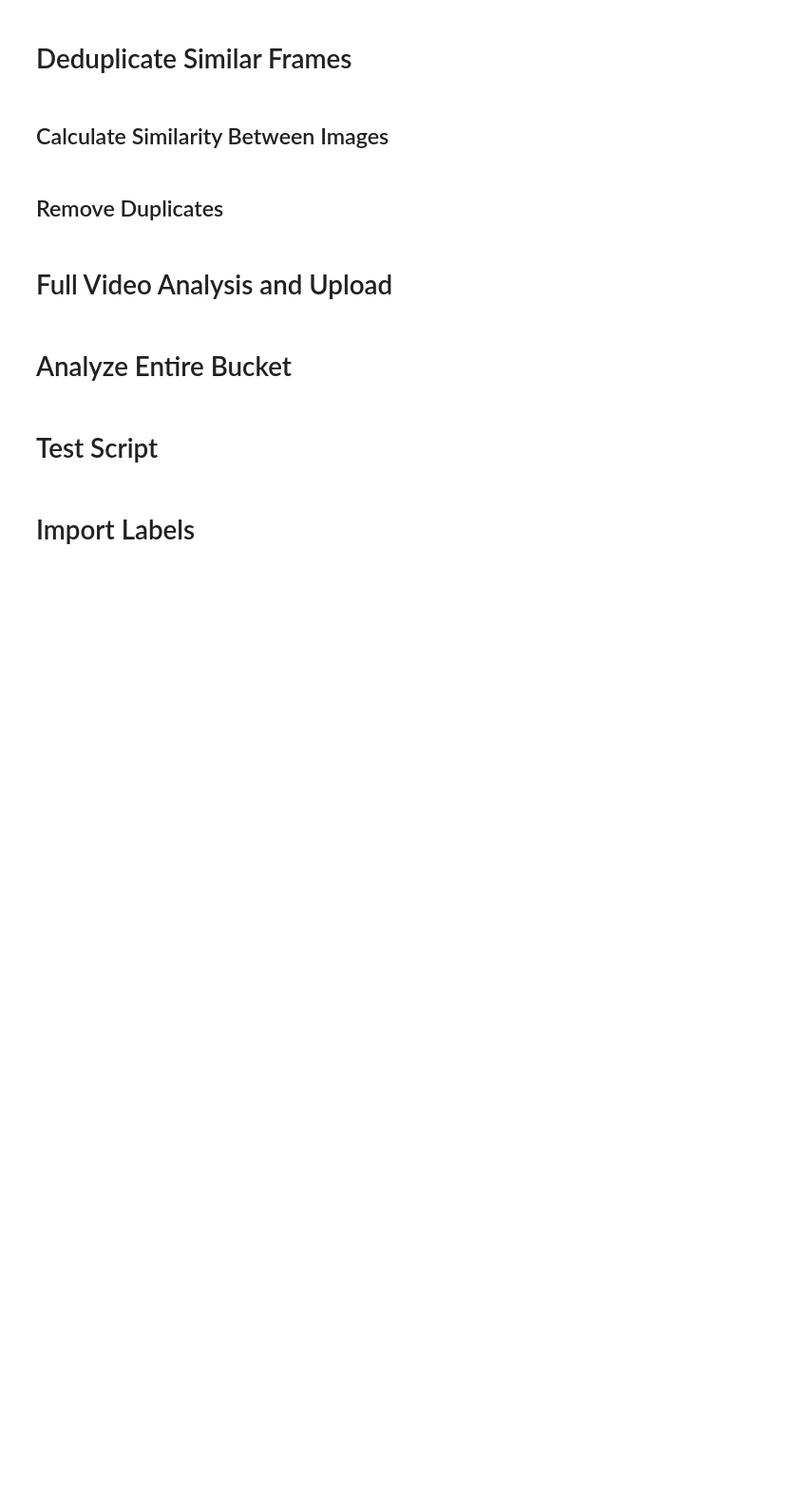
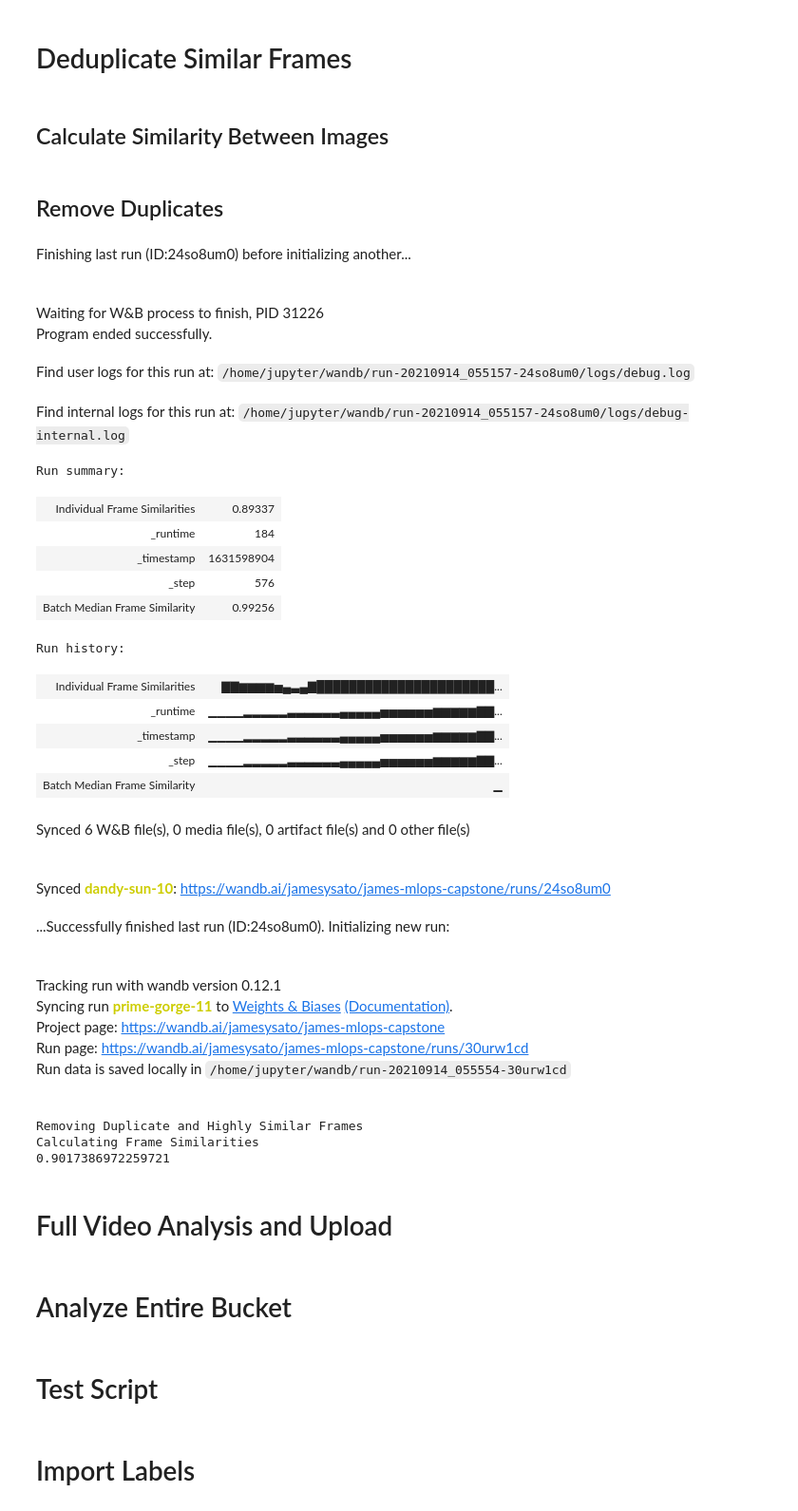
Before and after one commit to James-Yuichi-Sato/fourth_brain_2021_june_capstone, a Jupyter notebook: Capstone.ipynb, the cells around one changed output. Shown: that part at 95% size. Drawn from its saved outputs; the diff is of its cells as text; code cells hidden in the pictures; blank space fills up the shorter version.

```diff
--- a/Capstone.ipynb
+++ b/Capstone.ipynb
@@ -206,18 +262,73 @@ def compare_images(image1, image2):
 # %%
 def remove_duplicates(folder_name):
     files=sorted(os.listdir(str(folder_name)))
     files=files[1:]
-    print("Removing Duplicate and Highly Similar Frames")
+    print("Removing Duplicate and Highly Similar Frames\nCalculating Frame Similarities")
+
+    diff = np.zeros(len(files)-1)
+
     for i in range(len(files)-1):
-        #print(files[i])#, end="\r")
-        print(files[i] + "             ", end="\r")
         image1 = cv2.imread(folder_name+'/'+files[i])
         image2 = cv2.imread(folder_name+'/'+files[i+1])
-        diff = compare_images(image1, image2)
-        if diff > 0.99:
-            print("Deleting " + files[i] + " - Similarity: " + str(diff), end="\r")
+        diff[i] = compare_images(image1, image2)
+        wandb.log({'Individual Frame Similarities': diff[i]})
+        print(str(diff[i]), end="\r")
+
+    median_diff = np.median(diff)
+    wandb.log({'Batch Median Frame Similarity': median_diff})
+
+    diff_cutoff = median_diff*1.05
+
+    if diff_cutoff < 0.95:
+        diff_cutoff = 0.95
+
+    print("Similarity Cutoff (OpenCV Compare Images): " + str(diff_cutoff))
+    print("Removing Duplicate Images")
+
+    count = 0
+    for i in range(len(diff)):
+        if diff[i] > 0.99:
+            print("Deleting " + files[i] + " - Similarity: " + str(diff[i]), end="\r")
             os.remove(folder_name+'/'+files[i])
-    print("Done Checking Frames           ")
+            wandb.log({'Duplicates Similarity': diff})
+            count += 1
+
+    duplicate_ratio = count/len(files)
+    wandb.log({'Batch Duplicate Remove Ratio': duplicate_ratio})
+    print("Done Checking Frames, " + str(count) + " frames removed.")
+
+
+init_wandb(location)
+remove_duplicates("video_0001")
+# %% [output]
+Finishing last run (ID:24so8um0) before initializing another...
+Waiting for W&B process to finish, PID 31226
+Program ended successfully.
+Find user logs for this run at: /home/jupyter/wandb/run-20210914_055157-24so8um0/logs/debug.log
+Find internal logs for this run at: /home/jupyter/wandb/run-20210914_055157-24so8um0/logs/debug-internal.log
+Run summary:
+| Individual Frame Similarities | 0.89337 |
+| _runtime | 184 |
+| _timestamp | 1631598904 |
+| _step | 576 |
+| Batch Median Frame Similarity | 0.99256 |
+Run history:
+| Individual Frame Similarities | ▇▇▆▆▆▆▅▄▃▄▇██████████████████████... |
+| _runtime | ▁▁▁▁▂▂▂▂▂▃▃▃▃▃▃▄▄▄▄▄▅▅▅▅▅▅▆▆▆▆▆▇▇... |
+| _timestamp | ▁▁▁▁▂▂▂▂▂▃▃▃▃▃▃▄▄▄▄▄▅▅▅▅▅▅▆▆▆▆▆▇▇... |
+| _step | ▁▁▁▁▂▂▂▂▂▃▃▃▃▃▃▄▄▄▄▄▅▅▅▅▅▅▆▆▆▆▆▇▇... |
+| Batch Median Frame Similarity | ▁ |
+Synced 6 W&B file(s), 0 media file(s), 0 artifact file(s) and 0 other file(s)
+Synced dandy-sun-10: https://wandb.ai/jamesysato/james-mlops-capstone/runs/24so8um0
+...Successfully finished last run (ID:24so8um0). Initializing new run:
+Tracking run with wandb version 0.12.1
+Syncing run prime-gorge-11 to Weights & Biases (Documentation).
+Project page: https://wandb.ai/jamesysato/james-mlops-capstone
+Run page: https://wandb.ai/jamesysato/james-mlops-capstone/runs/30urw1cd
+Run data is saved locally in /home/jupyter/wandb/run-20210914_055554-30urw1cd
+Removing Duplicate and Highly Similar Frames
+Calculating Frame Similarities
+0.9017386972259721
 # %% [markdown]
 # Full Video Analysis and Upload
 # %%
```
Also changed, not shown: parts of 20 cells of this notebook.
